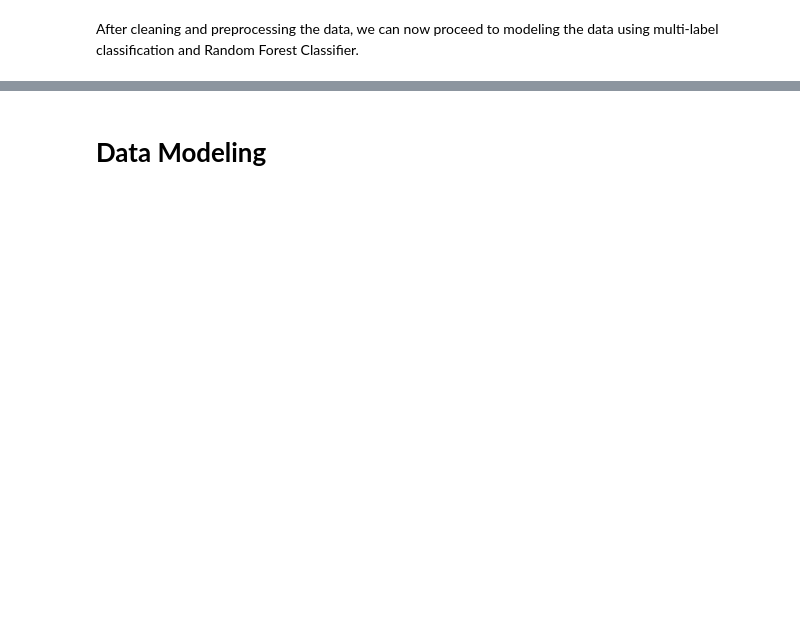
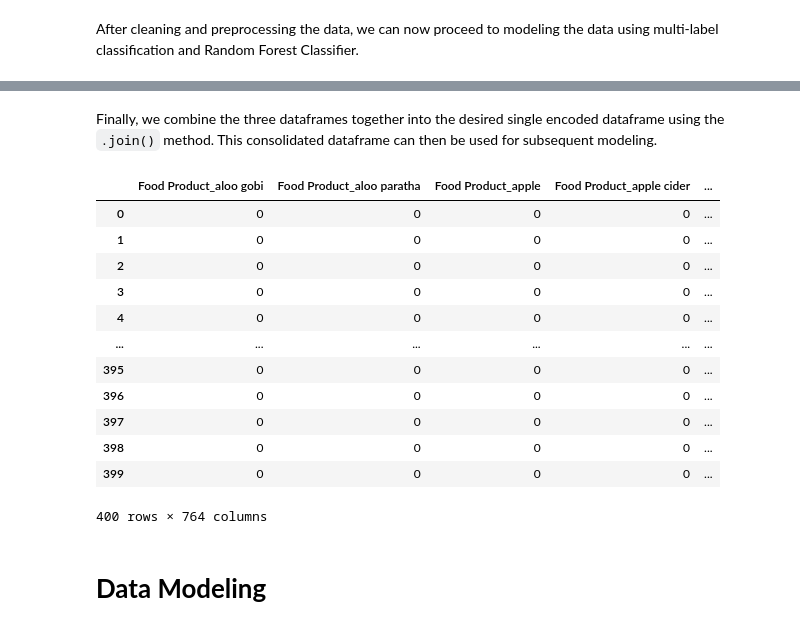
Before and after one commit to splasherzz/food-allergen-detector, a Jupyter notebook: project code/Project Code.ipynb, the cells around one changed output, grey strips where cells are left out. Cells and saved outputs as stored; diff of their text form; code cells hidden in the pictures; blank space fills up the shorter version.

Commit message:
update project code
complete descriptions and add explanations for obtaining dummies

```diff
--- a/project code/Project Code.ipynb
+++ b/project code/Project Code.ipynb
@@ -280,0 +252,6 @@ After cleaning and preprocessing the data, we can now proceed to modeling the da
+# %%
+# mapping the prediction values to 0 or 1
+aug_food['Prediction'] = aug_food['Prediction'].map({'contains': 1, 'does not contain': 0})
+
+# showing that the prediction values are now set to 0/1
+aug_food['Prediction']
@@ -280,0 +286,4 @@ After cleaning and preprocessing the data, we can now proceed to modeling the da
+# %%
+aug_allerg = aug_food['Allergens'].str.replace(' ', '').str.get_dummies(',')
+aug_allerg = aug_allerg.add_prefix('Allergens_')
+aug_allerg.head()
@@ -280,0 +300,4 @@ After cleaning and preprocessing the data, we can now proceed to modeling the da
+# %%
+aug_season = aug_food['Seasoning'].str.replace(' ', '').str.get_dummies(',')
+aug_season = aug_season.add_prefix('Seasoning_')
+aug_season.head()
@@ -280,0 +314,7 @@ After cleaning and preprocessing the data, we can now proceed to modeling the da
+# %%
+aug_food.drop(['Seasoning','Allergens'], axis=1, inplace=True)
+# Performing one-hot encoding on categorical columns
+aug_food = pd.get_dummies(aug_food, drop_first=True)
+
+# Showing the dataset
+aug_food.head()
@@ -281,2 +329,24 @@ After cleaning and preprocessing the data, we can now proceed to modeling the da
+# %% [markdown]
+Finally, we combine the three dataframes together into the desired single encoded dataframe using the `.join()` method. This consolidated dataframe can then be used for subsequent modeling.
+# %%
+aug_food = aug_food.join(aug_season).join(aug_allerg)
+
+# Moving the 'Prediction' column to the last position
+aug_food.insert(len(aug_food.columns) - 1, 'Prediction', aug_food.pop('Prediction'))
+aug_food.head()
+# %% [output]
+|  | Food Product_aloo gobi | Food Product_aloo paratha | Food Product_apple | Food Product_apple cider | ... |
+| 0 | 0 | 0 | 0 | 0 | ... |
+| 1 | 0 | 0 | 0 | 0 | ... |
+| 2 | 0 | 0 | 0 | 0 | ... |
+| 3 | 0 | 0 | 0 | 0 | ... |
+| 4 | 0 | 0 | 0 | 0 | ... |
+| ... | ... | ... | ... | ... | ... |
+| 395 | 0 | 0 | 0 | 0 | ... |
+| 396 | 0 | 0 | 0 | 0 | ... |
+| 397 | 0 | 0 | 0 | 0 | ... |
+| 398 | 0 | 0 | 0 | 0 | ... |
+| 399 | 0 | 0 | 0 | 0 | ... |
+400 rows × 764 columns
 # %% [markdown]
 # **Data Modeling**
```
Also changed, not shown: parts of 31 cells of this notebook.
